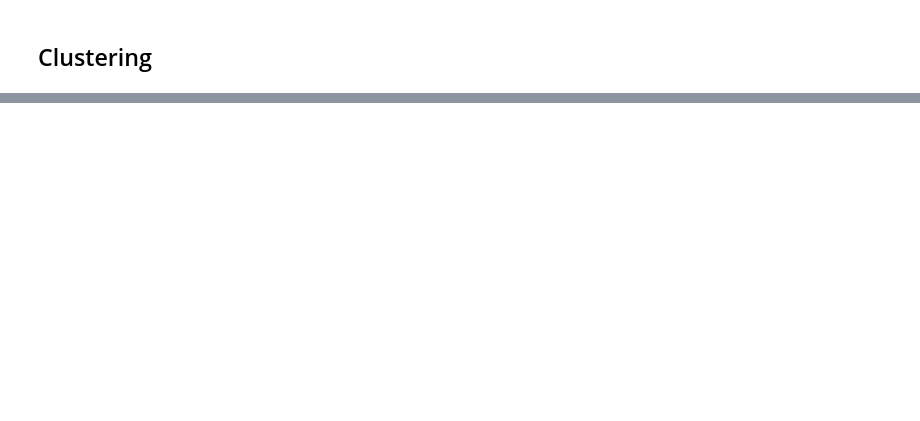
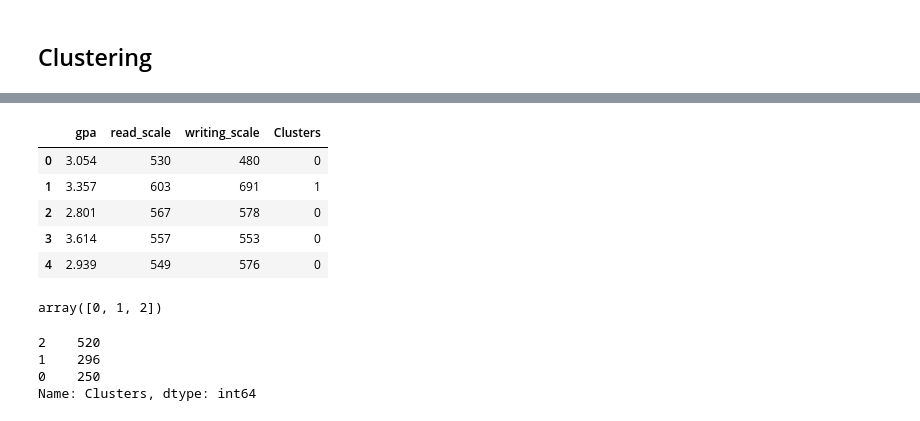
Before and after one commit to delabj/Python-For-Stats, a Jupyter notebook: Final Project/Project.ipynb, the cells around one changed output, grey strips where cells are left out. Saved outputs shown, nothing was run; the diff lists cells and outputs as text; code cells hidden in the pictures; blank space fills up the shorter version.

Commit message:
attemped clustering

```diff
--- a/Final Project/Project.ipynb
+++ b/Final Project/Project.ipynb
@@ -519,2 +549,13 @@ print("True +:", len(true_pos.index), "  False +: ", len(false_pos.index), "\n"
 # %% [markdown]
 ## Clustering
+# %%
+cluster_data = data[['gpa','read_scale', 'writing_scale', 'chronicly_absent', 'math_scale','grade','act_taken','female','free_and_reduced','white', 'gifted','special_ed']]
+
+cluster_data
+
+plotting_data = data[['gpa','read_scale', 'writing_scale']]
+# %%
+kmeans_model = cluster.KMeans(n_clusters=3, random_state=42)
+
+# calling the model object and using the attribute fit to fit the model by passing the data/features/characterstics
+kmeans_model.fit(cluster_data)
@@ -520,0 +566,3 @@ print("True +:", len(true_pos.index), "  False +: ", len(false_pos.index), "\n"
+# %%
+cluster_labels = pd.DataFrame(kmeans_model.labels_.astype(int), columns = ['Clusters'])
+cluster_labels
@@ -520,0 +583,21 @@ print("True +:", len(true_pos.index), "  False +: ", len(false_pos.index), "\n"
+# %%
+scatter_data = plotting_data.join(cluster_labels)
+scatter_data.head()
+# %% [output]
+|  | gpa | read_scale | writing_scale | Clusters |
+| 0 | 3.054 | 530 | 480 | 0 |
+| 1 | 3.357 | 603 | 691 | 1 |
+| 2 | 2.801 | 567 | 578 | 0 |
+| 3 | 3.614 | 557 | 553 | 0 |
+| 4 | 2.939 | 549 | 576 | 0 |
+# %%
+scatter_data['Clusters'].unique() #will tell how many clusters are there
+# %% [output]
+array([0, 1, 2])
+# %%
+scatter_data['Clusters'].value_counts() #will tell how many clusters are there
+# %% [output]
+2    520
+1    296
+0    250
+Name: Clusters, dtype: int64
```
Also changed, not shown: parts of 28 cells of this notebook.
